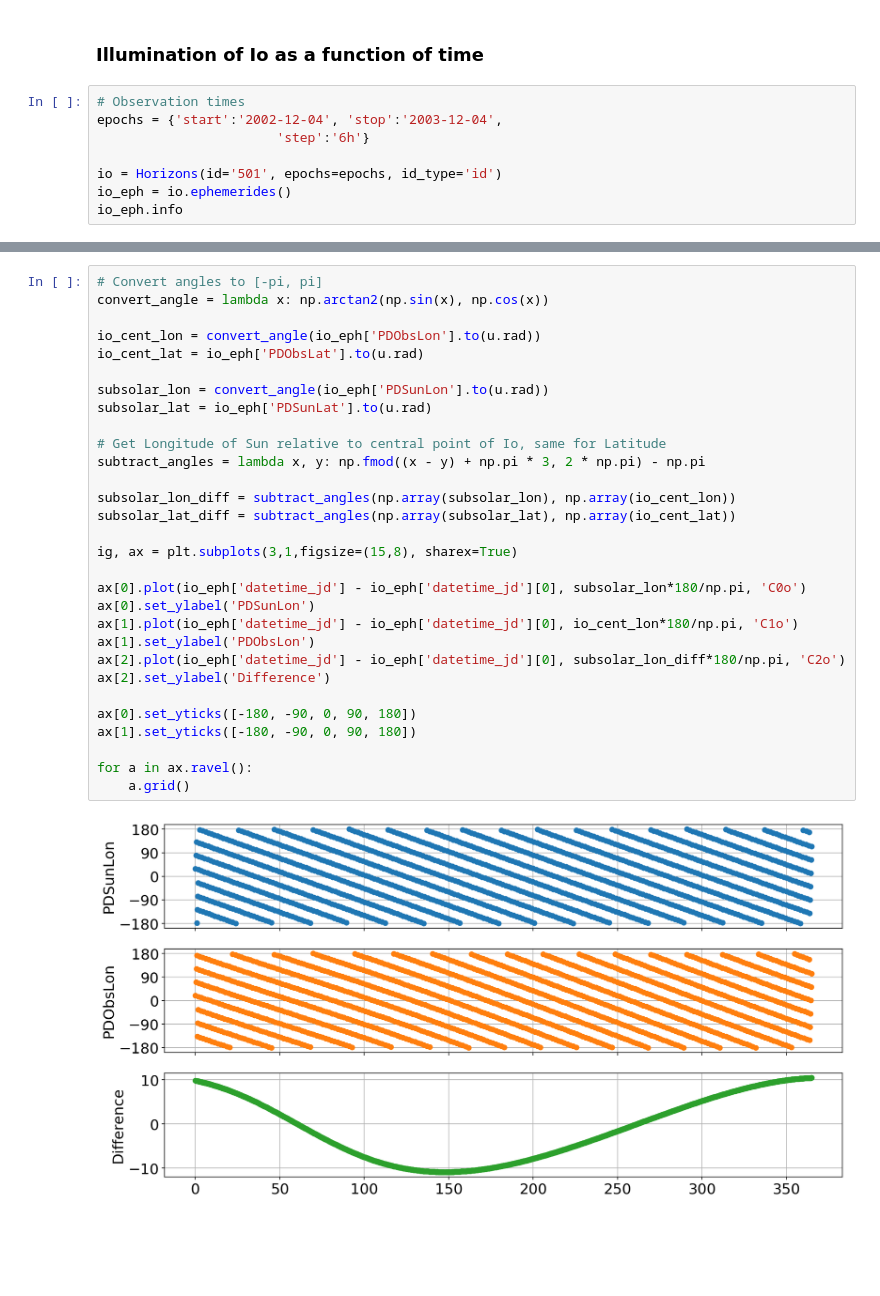
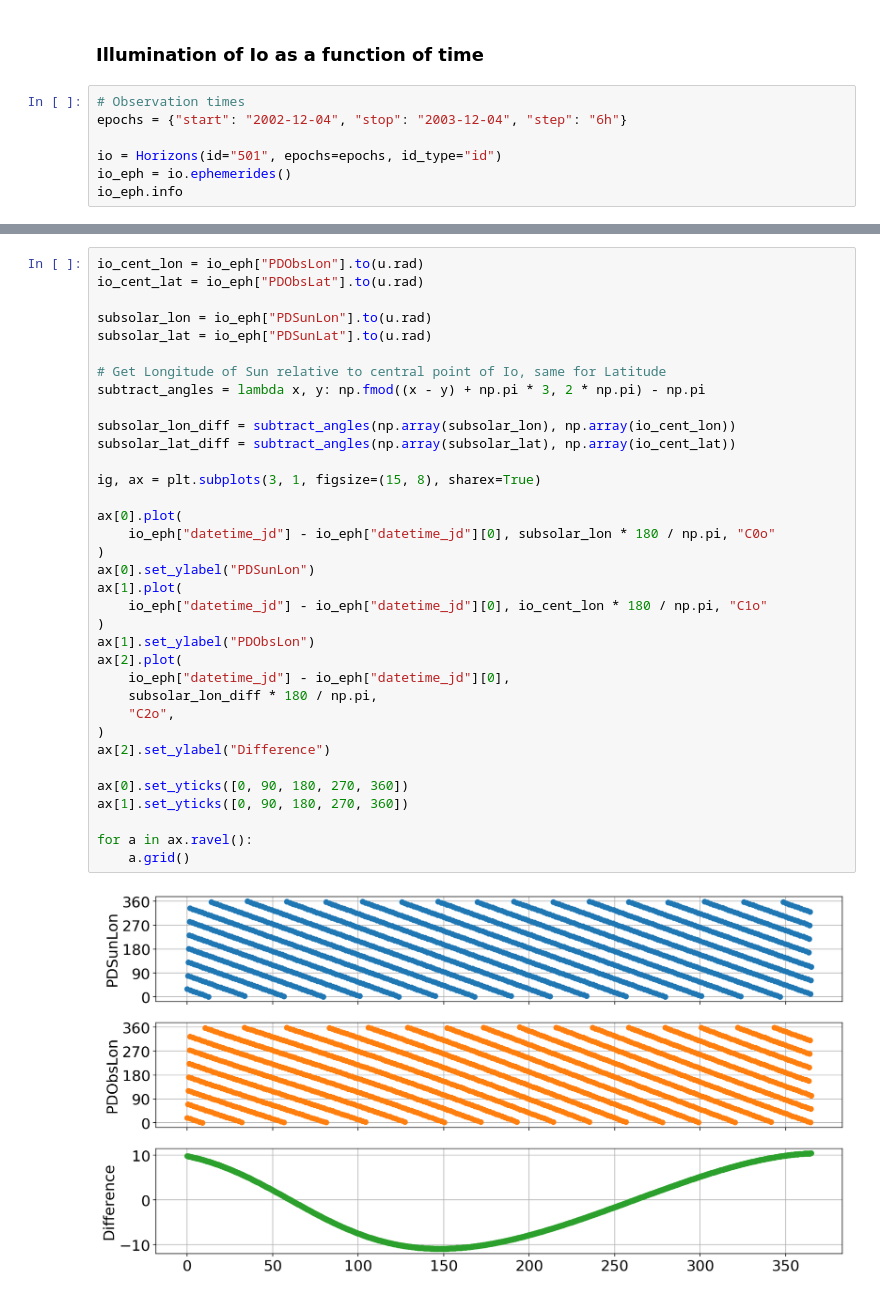
Before and after one commit to fbartolic/volcano, a Jupyter notebook: notebooks/orbital_data.ipynb, the cells around one changed output, grey strips where cells are left out. Cells and saved outputs as stored; diff of their text form; blank space fills up the shorter version.

```diff
--- a/notebooks/orbital_data.ipynb
+++ b/notebooks/orbital_data.ipynb
@@ -231,10 +281,9 @@ Text(0.5, 1.0, 'Difference in ephemeris between JPL Horizons and IMCCE Multisat'
 ### Illumination of Io as a function of time
 # %%
 # Observation times
-epochs = {'start':'2002-12-04', 'stop':'2003-12-04',
-                       'step':'6h'}
+epochs = {"start": "2002-12-04", "stop": "2003-12-04", "step": "6h"}
 
-io = Horizons(id='501', epochs=epochs, id_type='id')
+io = Horizons(id="501", epochs=epochs, id_type="id")
 io_eph = io.ephemerides()
 io_eph.info
 # %% [output]
@@ -307,36 +378,41 @@ Pre-computing some matrices... Done.
 Done.
 [figure]
 # %%
-# Convert angles to [-pi, pi]
-convert_angle = lambda x: np.arctan2(np.sin(x), np.cos(x))
+io_cent_lon = io_eph["PDObsLon"].to(u.rad)
+io_cent_lat = io_eph["PDObsLat"].to(u.rad)
 
-io_cent_lon = convert_angle(io_eph['PDObsLon'].to(u.rad))
-io_cent_lat = io_eph['PDObsLat'].to(u.rad)
-
-subsolar_lon = convert_angle(io_eph['PDSunLon'].to(u.rad))
-subsolar_lat = io_eph['PDSunLat'].to(u.rad)
+subsolar_lon = io_eph["PDSunLon"].to(u.rad)
+subsolar_lat = io_eph["PDSunLat"].to(u.rad)
 
 # Get Longitude of Sun relative to central point of Io, same for Latitude
 subtract_angles = lambda x, y: np.fmod((x - y) + np.pi * 3, 2 * np.pi) - np.pi
 
 subsolar_lon_diff = subtract_angles(np.array(subsolar_lon), np.array(io_cent_lon))
 subsolar_lat_diff = subtract_angles(np.array(subsolar_lat), np.array(io_cent_lat))
 
-ig, ax = plt.subplots(3,1,figsize=(15,8), sharex=True)
+ig, ax = plt.subplots(3, 1, figsize=(15, 8), sharex=True)
 
-ax[0].plot(io_eph['datetime_jd'] - io_eph['datetime_jd'][0], subsolar_lon*180/np.pi, 'C0o')
-ax[0].set_ylabel('PDSunLon')
-ax[1].plot(io_eph['datetime_jd'] - io_eph['datetime_jd'][0], io_cent_lon*180/np.pi, 'C1o')
-ax[1].set_ylabel('PDObsLon')
-ax[2].plot(io_eph['datetime_jd'] - io_eph['datetime_jd'][0], subsolar_lon_diff*180/np.pi, 'C2o')
-ax[2].set_ylabel('Difference')
+ax[0].plot(
+    io_eph["datetime_jd"] - io_eph["datetime_jd"][0], subsolar_lon * 180 / np.pi, "C0o"
+)
+ax[0].set_ylabel("PDSunLon")
+ax[1].plot(
+    io_eph["datetime_jd"] - io_eph["datetime_jd"][0], io_cent_lon * 180 / np.pi, "C1o"
+)
+ax[1].set_ylabel("PDObsLon")
+ax[2].plot(
+    io_eph["datetime_jd"] - io_eph["datetime_jd"][0],
+    subsolar_lon_diff * 180 / np.pi,
+    "C2o",
+)
+ax[2].set_ylabel("Difference")
 
-ax[0].set_yticks([-180, -90, 0, 90, 180])
-ax[1].set_yticks([-180, -90, 0, 90, 180])
+ax[0].set_yticks([0, 90, 180, 270, 360])
+ax[1].set_yticks([0, 90, 180, 270, 360])
 
 for a in ax.ravel():
     a.grid()
 # %% [output]
-[figure, old version]
+[figure, new version]
 # %%
 # Convert to cartesian coordinates used in Starry
```
Also changed, not shown: parts of 19 cells of this notebook, 1 other file.
